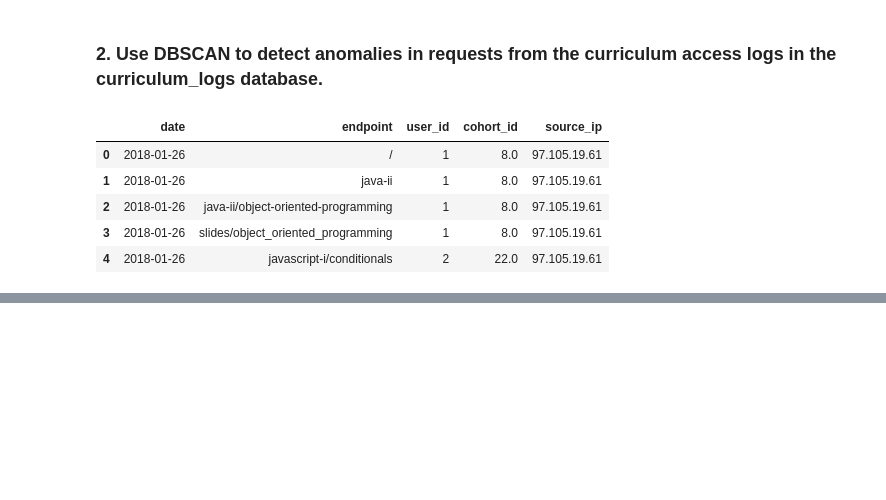
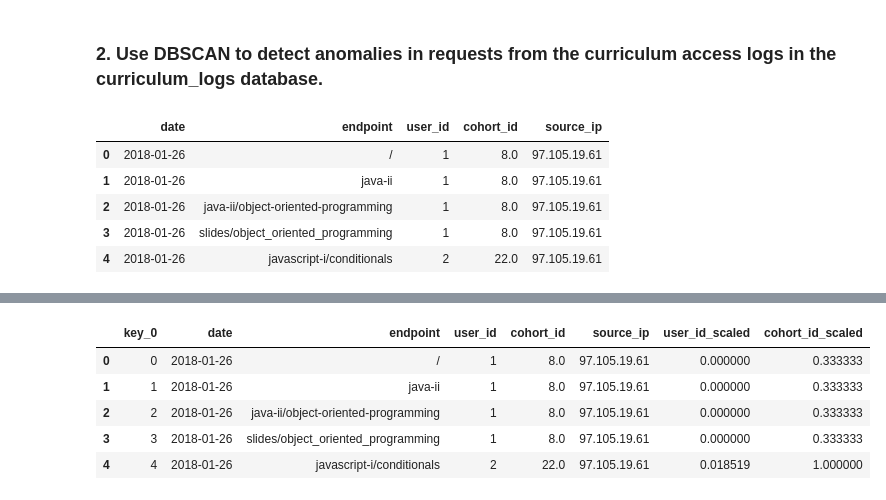
Before and after one commit to mariamnaqvi/anomaly-detection-exercises, a Jupyter notebook: clustering_anomaly_detection.ipynb, the cells around one changed output, grey strips where cells are left out. Saved outputs shown, nothing was run; the diff lists cells and outputs as text; code cells hidden in the pictures; blank space fills up the shorter version.

```diff
--- a/clustering_anomaly_detection.ipynb
+++ b/clustering_anomaly_detection.ipynb
@@ -202,0 +232,2 @@ minmax = MinMaxScaler()
+# %%
+scaled_features2 = minmax.fit_transform(df[selected_feats2])
@@ -202,0 +251,6 @@ minmax = MinMaxScaler()
+# %%
+# glue the scaled information back into df:
+scaled_cols2 = [col + '_scaled' for col in selected_feats2]
+# %%
+scaled_df2 = pd.DataFrame(scaled_features2, index=df.index, columns=scaled_cols2)
+scaled_df2
@@ -202,0 +273,9 @@ minmax = MinMaxScaler()
+# %%
+df.head()
+# %% [output]
+|  | key_0 | date | endpoint | user_id | cohort_id | source_ip | user_id_scaled | cohort_id_scaled |
+| 0 | 0 | 2018-01-26 | / | 1 | 8.0 | 97.105.19.61 | 0.000000 | 0.333333 |
+| 1 | 1 | 2018-01-26 | java-ii | 1 | 8.0 | 97.105.19.61 | 0.000000 | 0.333333 |
+| 2 | 2 | 2018-01-26 | java-ii/object-oriented-programming | 1 | 8.0 | 97.105.19.61 | 0.000000 | 0.333333 |
+| 3 | 3 | 2018-01-26 | slides/object_oriented_programming | 1 | 8.0 | 97.105.19.61 | 0.000000 | 0.333333 |
+| 4 | 4 | 2018-01-26 | javascript-i/conditionals | 2 | 22.0 | 97.105.19.61 | 0.018519 | 1.000000 |
```
Also changed, not shown: parts of 50 cells of this notebook.
